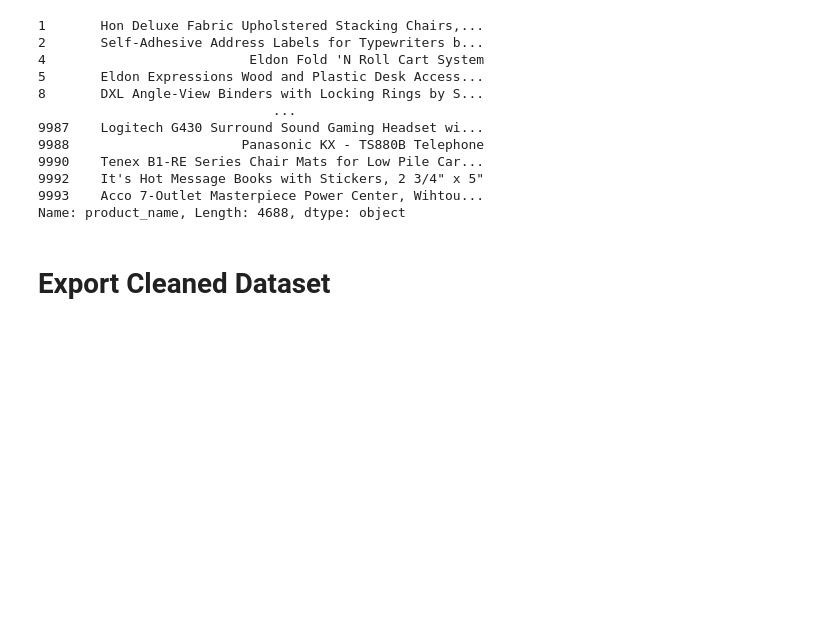
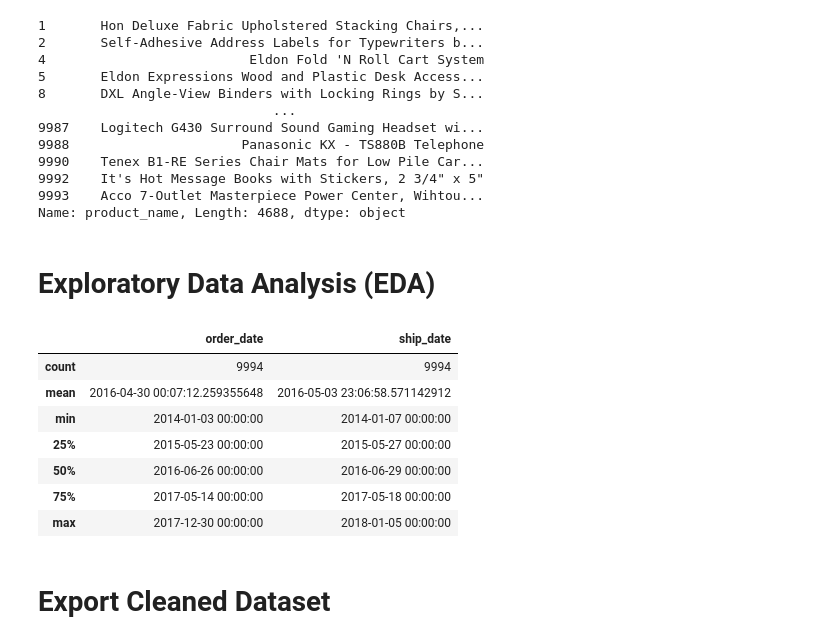
Before and after one commit to rml-lee/E-commerce-Sales-Analysis, a Jupyter notebook: Data Cleaning & Exploration - Superstore.ipynb, the cells around one changed output. Saved outputs shown, nothing was run; the diff lists cells and outputs as text; code cells hidden in the pictures; blank space fills up the shorter version.

```diff
--- a/Data Cleaning & Exploration - Superstore.ipynb
+++ b/Data Cleaning & Exploration - Superstore.ipynb
@@ -247,6 +247,20 @@ ss[ss['product_name'].str.contains(pattern, regex=True)]['product_name']
 9992    It's Hot Message Books with Stickers, 2 3/4" x 5"
 9993    Acco 7-Outlet Masterpiece Power Center, Wihtou...
 Name: product_name, Length: 4688, dtype: object
+# %% [markdown]
+# Exploratory Data Analysis (EDA)
+# %%
+# View date range
+ss[['order_date', 'ship_date']].describe()
+# %% [output]
+|  | order_date | ship_date |
+| count | 9994 | 9994 |
+| mean | 2016-04-30 00:07:12.259355648 | 2016-05-03 23:06:58.571142912 |
+| min | 2014-01-03 00:00:00 | 2014-01-07 00:00:00 |
+| 25% | 2015-05-23 00:00:00 | 2015-05-27 00:00:00 |
+| 50% | 2016-06-26 00:00:00 | 2016-06-29 00:00:00 |
+| 75% | 2017-05-14 00:00:00 | 2017-05-18 00:00:00 |
+| max | 2017-12-30 00:00:00 | 2018-01-05 00:00:00 |
 # %% [markdown]
 # Export Cleaned Dataset
 # %%
```
Also changed, not shown: 1 other file.
